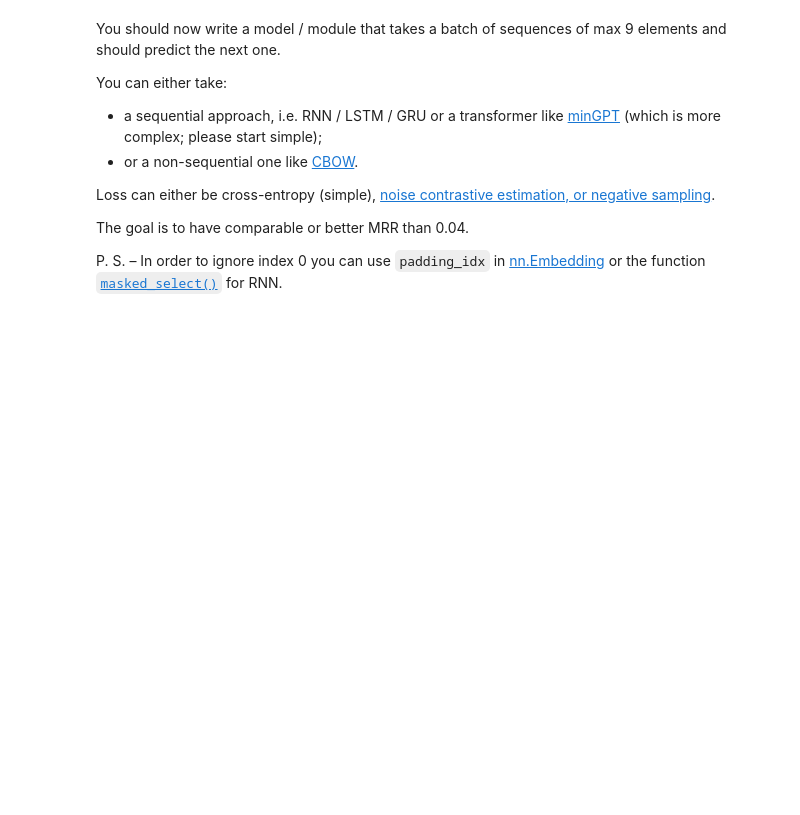
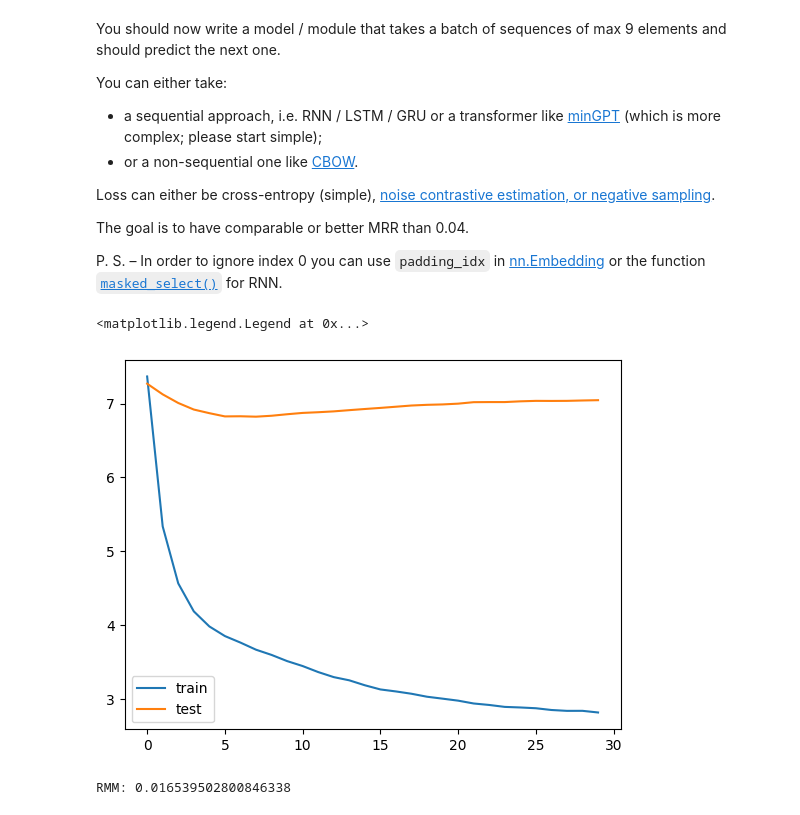
Before and after one commit to jlopetegui98/DL-ENS-Implementations, a Jupyter notebook: Homework2/HW2 RecSys.ipynb, the cells around one changed output. Saved outputs shown, nothing was run; the diff lists cells and outputs as text; code cells hidden in the pictures; blank space fills up the shorter version.

```diff
--- a/Homework2/HW2 RecSys.ipynb
+++ b/Homework2/HW2 RecSys.ipynb
@@ -268,0 +328,51 @@ P. S. – In order to ignore index 0 you can use `padding_idx` in [nn.Embedding]
+# %%
+# now the training loop
+model = CBOWPredictor(train.num_items, 20, 9)
+loss_function = nn.CrossEntropyLoss()
+optimizer = torch.optim.Adam(model.parameters(), lr=0.01, weight_decay=1e-3)
+
+train_dataset = torch.utils.data.TensorDataset(torch.LongTensor(train.sequences[:, :-1]),
+                                                  torch.LongTensor(train.sequences[:, -1])) # Last element is target
+test_dataset = torch.utils.data.TensorDataset(torch.LongTensor(test.sequences[:, :-1]),
+                                                    torch.LongTensor(test.sequences[:, -1]))
+
+train_iter = torch.utils.data.DataLoader(train_dataset, batch_size=300, shuffle=True)
+test_iter = torch.utils.data.DataLoader(test_dataset, batch_size=300, shuffle=True)
+
+N_EPOCHS = 30
+# %%
+# Training loop
+losses_train = []
+losses_test = []
+
+for epoch in tqdm(range(N_EPOCHS)):
+    t_loss_train = 0
+    for batch in train_iter:
+        x, y = batch
+        output = model(x)
+        loss = loss_function(output, y)
+        t_loss_train += loss.item()
+        loss.backward()
+        optimizer.step()
+        optimizer.zero_grad()
+
+    losses_train.append(t_loss_train/len(train_iter))
+
+
+    with torch.no_grad():
+        t_loss_test = 0
+        for batch in test_iter:
+            x, y = batch
+            output = model(x)
+            loss = loss_function(output, y)
+            t_loss_test += loss.item()
+        losses_test.append(t_loss_test/len(test_iter))
+
+# Plotting loss curves
+import matplotlib.pyplot as plt
+plt.plot(losses_train, label='train')
+plt.plot(losses_test, label='test')
+plt.legend()
+# %% [output]
+<matplotlib.legend.Legend at 0x...>
+[figure, added]
@@ -268,0 +385,5 @@ P. S. – In order to ignore index 0 you can use `padding_idx` in [nn.Embedding]
+# %%
+lrap_score = label_ranking_average_precision_score(target, y_pred)
+print("RMM:", lrap_score)
+# %% [output]
+RMM: 0.016539502800846338
```
Also changed, not shown: parts of 21 cells of this notebook.
